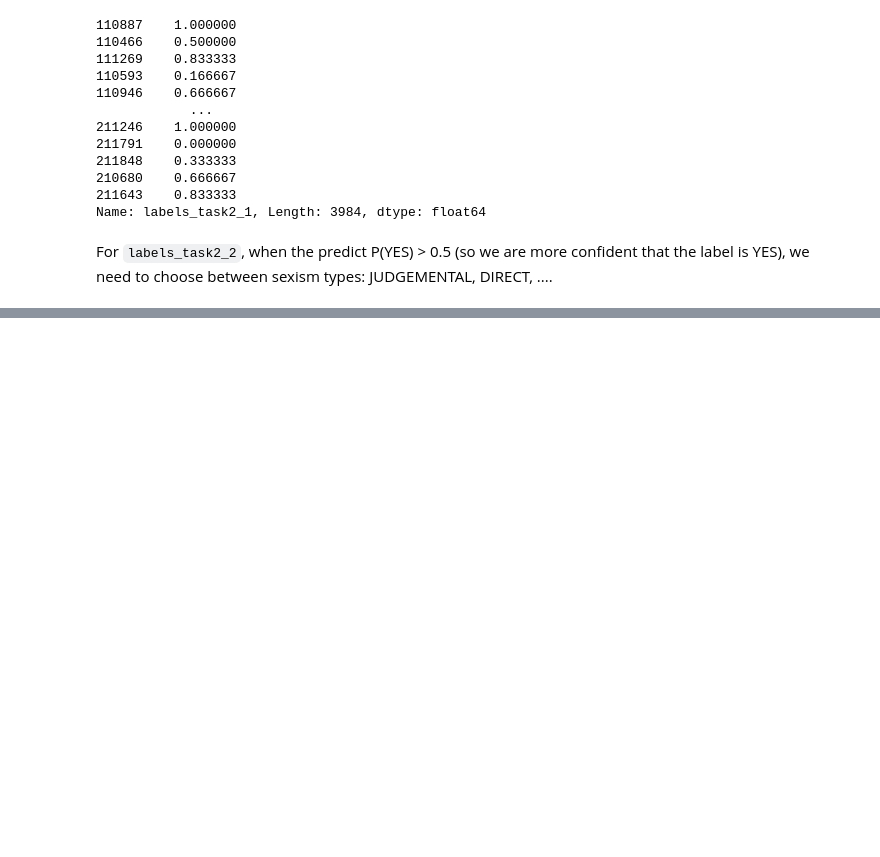
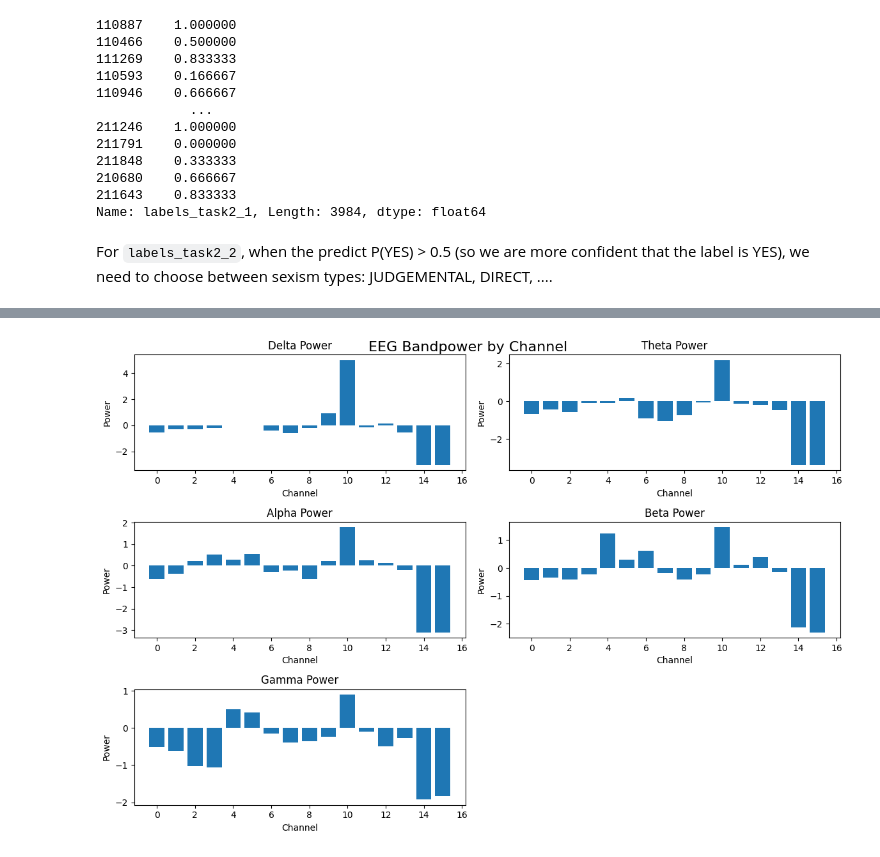
Before and after one commit to NLP-AI-Wizards/EXIST-2026, a Jupyter notebook: data_exploration.ipynb, the cells around one changed output, grey strips where cells are left out. Saved outputs shown, nothing was run; the diff lists cells and outputs as text; code cells hidden in the pictures; blank space fills up the shorter version.

```diff
--- a/data_exploration.ipynb
+++ b/data_exploration.ipynb
@@ -159,0 +248,13 @@ For `labels_task2_2`, when the predict P(YES) > 0.5 (so we are more confident th
+# %%
+plt.figure(figsize=(12, 8))
+for i, band in enumerate(bands):
+    plt.subplot(3, 2, i + 1)
+    plt.bar(range(16), eeg_data[:, i])
+    plt.title(f"{band} Power")
+    plt.xlabel("Channel")
+    plt.ylabel("Power")
+    plt.tight_layout()
+plt.suptitle("EEG Bandpower by Channel", fontsize=16)
+plt.show()
+# %% [output]
+[figure, added]
```
Also changed, not shown: parts of 11 cells of this notebook.
